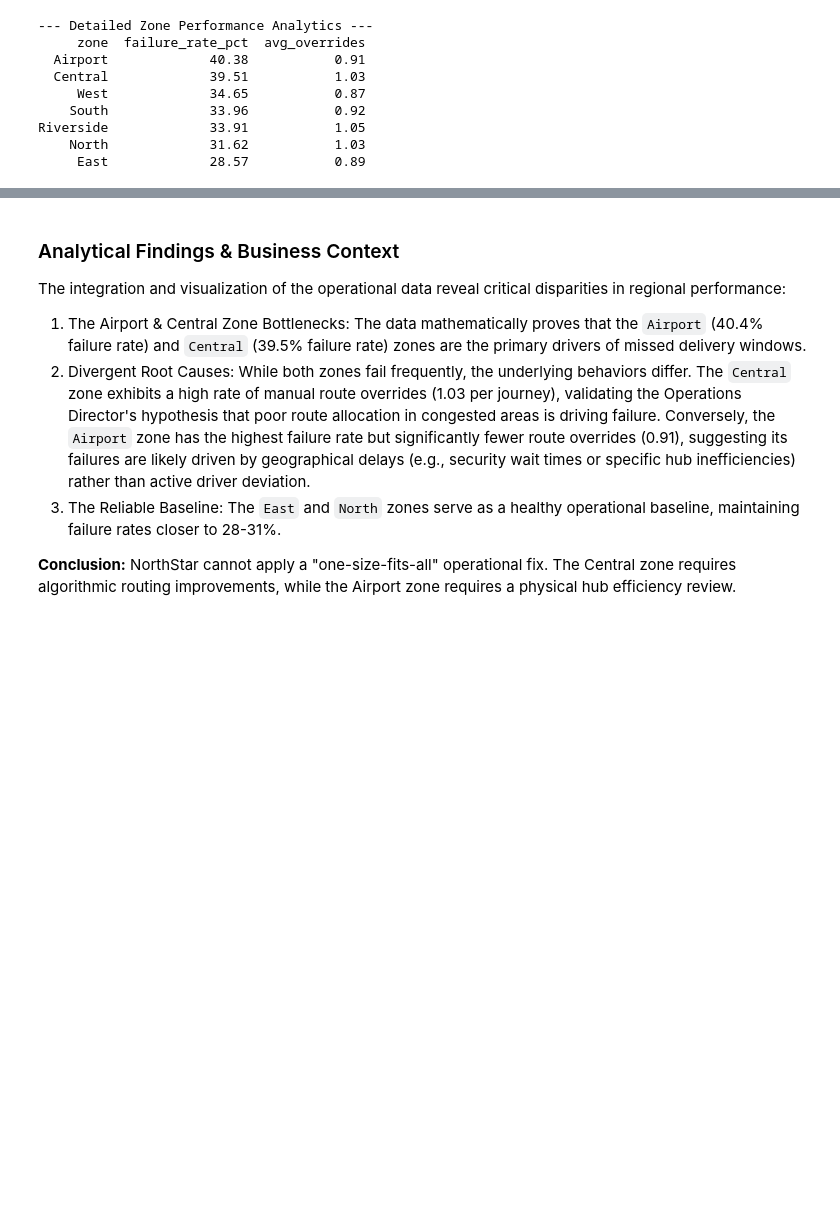
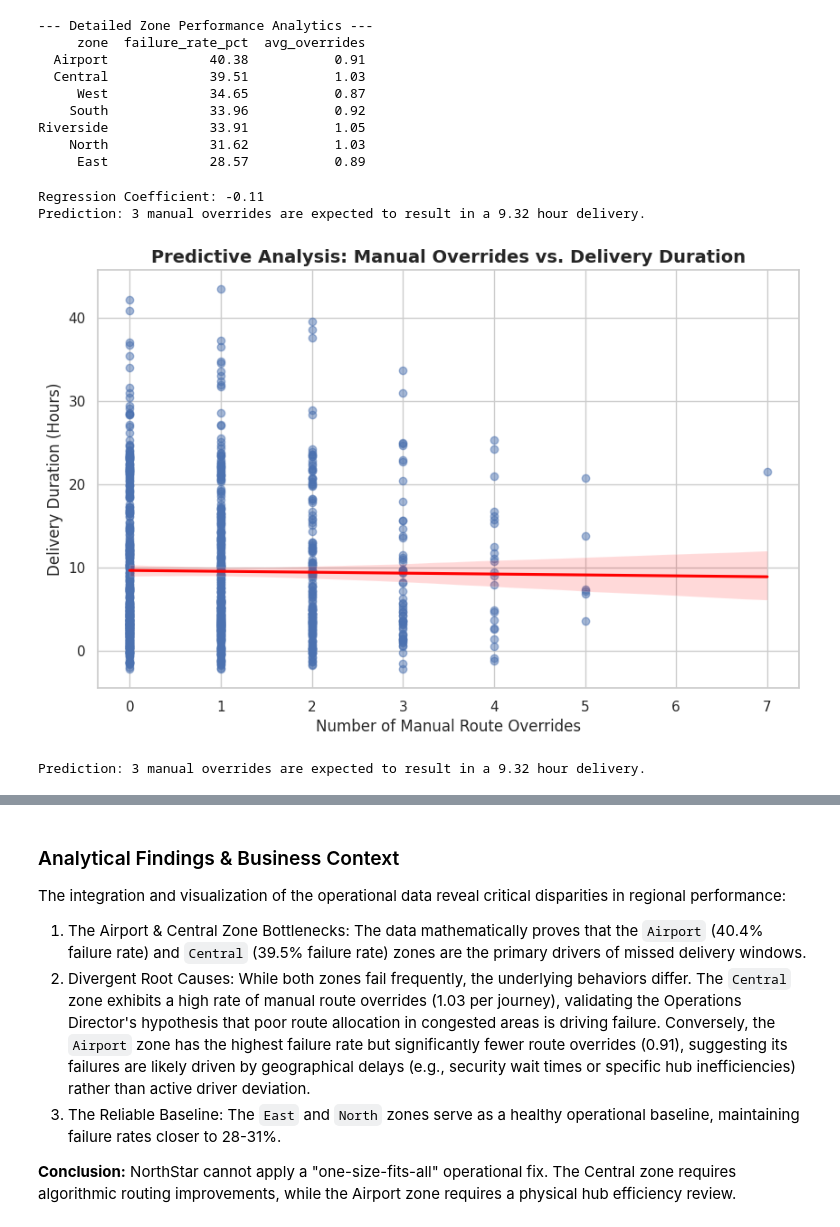
Before and after one commit to ViniUK00/NorthStar-Analytics-Coursework, a Jupyter notebook: SQL_Python.ipynb, the cells around one changed output, grey strips where cells are left out. Cells and saved outputs as stored; diff of their text form; code cells hidden in the pictures; blank space fills up the shorter version.

```diff
--- a/SQL_Python.ipynb
+++ b/SQL_Python.ipynb
@@ -94,3 +94,51 @@ print(zone_performance_sorted[['zone', 'failure_rate_pct', 'avg_overrides']].rou
 Riverside             33.91           1.05
     North             31.62           1.03
      East             28.57           0.89
+# %%
+from sklearn.linear_model import LinearRegression
+import numpy as np
+
+# Ensure timestamps are in datetime format first
+merged_data['dispatch_time'] = pd.to_datetime(merged_data['dispatch_time'])
+merged_data['delivery_completed_at'] = pd.to_datetime(merged_data['delivery_completed_at'])
+
+merged_data['delivery_duration_hours'] = (
+    merged_data['delivery_completed_at'] - merged_data['dispatch_time']
+).dt.total_seconds() / 3600
+
+df_reg = merged_data.dropna(subset=['manual_route_override_count', 'delivery_duration_hours'])
+
+X = df_reg[['manual_route_override_count']]
+y = df_reg['delivery_duration_hours']
+
+model = LinearRegression()
+model.fit(X, y)
+
+# Predict: If a driver overrides the route 3 times, how long will the delivery take?
+predicted_val = model.predict(np.array([[3]]))[0]
+
+print(f"Regression Coefficient: {model.coef_[0]:.2f}")
+print(f"Prediction: 3 manual overrides are expected to result in a {predicted_val:.2f} hour delivery.")
+# %% [output]
+Regression Coefficient: -0.11
+Prediction: 3 manual overrides are expected to result in a 9.32 hour delivery.
+# %%
+import matplotlib.pyplot as plt
+import seaborn as sns
+
+future_override_df = pd.DataFrame([[3]], columns=['manual_route_override_count'])
+predicted_val = model.predict(future_override_df)[0]
+
+plt.figure(figsize=(10, 6))
+sns.regplot(data=df_reg, x='manual_route_override_count', y='delivery_duration_hours',
+            scatter_kws={'alpha':0.5}, line_kws={'color':'red'})
+
+plt.title('Predictive Analysis: Manual Overrides vs. Delivery Duration', fontsize=14, fontweight='bold')
+plt.xlabel('Number of Manual Route Overrides', fontsize=12)
+plt.ylabel('Delivery Duration (Hours)', fontsize=12)
+plt.show()
+
+print(f"Prediction: 3 manual overrides are expected to result in a {predicted_val:.2f} hour delivery.")
+# %% [output]
+[figure, added]
+Prediction: 3 manual overrides are expected to result in a 9.32 hour delivery.
```
Also changed, not shown: parts of 3 cells of this notebook.
